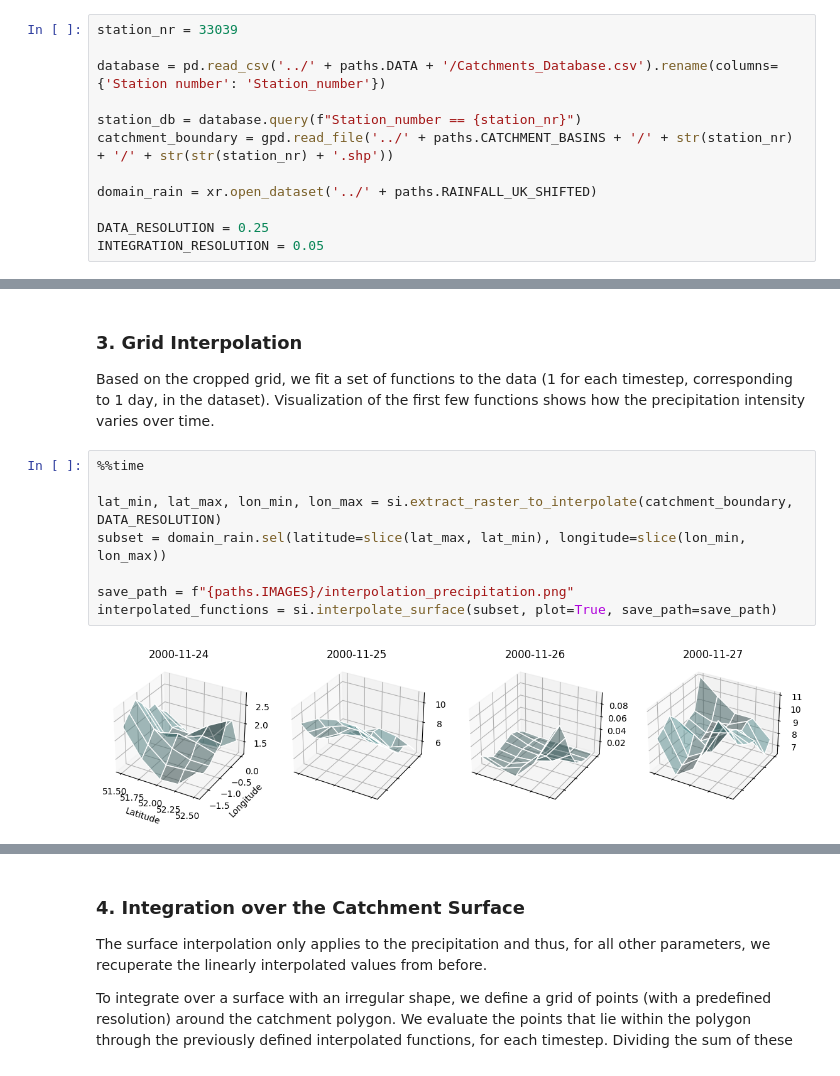
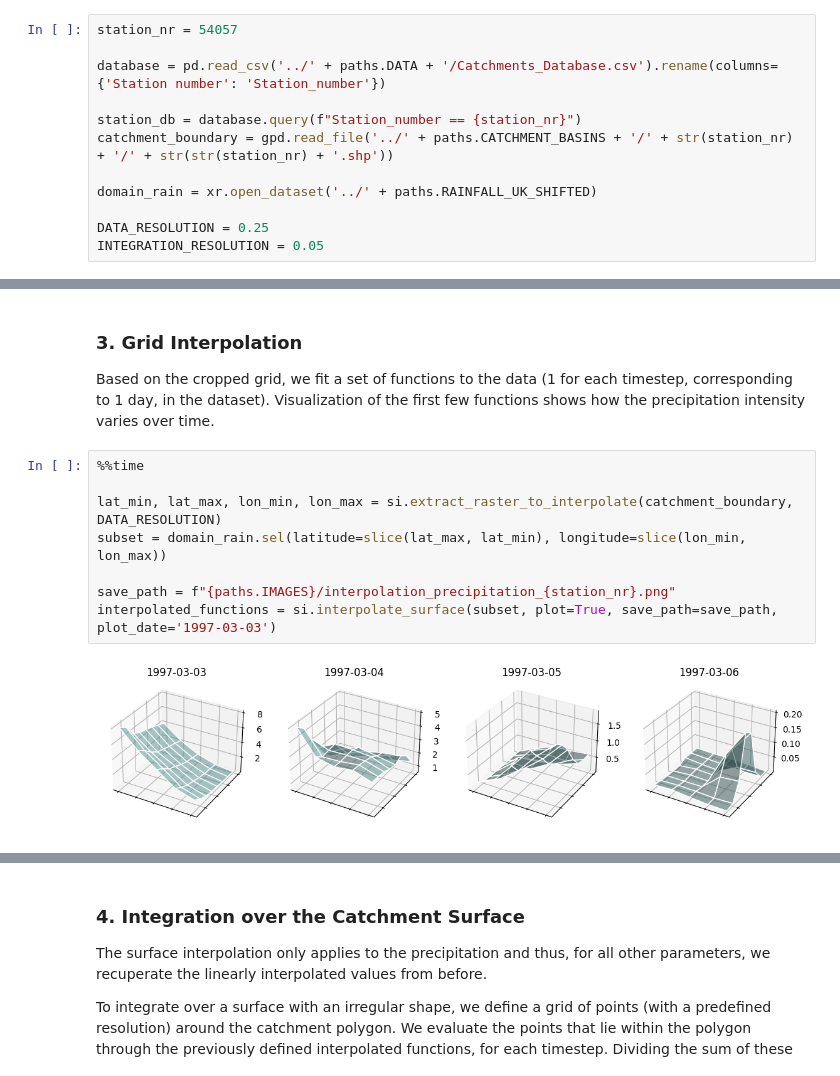
Before and after one commit to AlineGenvision/Lowlands-vs_highlands-streamflow, a Jupyter notebook: notebooks/Surface Interpolation.ipynb, the cells around one changed output, grey strips where cells are left out. Drawn from its saved outputs; the diff is of its cells as text.

```diff
--- a/notebooks/Surface Interpolation.ipynb
+++ b/notebooks/Surface Interpolation.ipynb
@@ -27,7 +27,7 @@ Additionally, we open the dataset containing the rainfall information over the U
 
 Lastly, we define the grid resolution at which the data will be interpolated (integrated).
 # %%
-station_nr = 33039
+station_nr = 54057
 
 database = pd.read_csv('../' + paths.DATA + '/Catchments_Database.csv').rename(columns={'Station number': 'Station_number'})
 
@@ -59,10 +59,10 @@ Based on the cropped grid, we fit a set of functions to the data (1 for each tim
 # %%
 %%time
 
 lat_min, lat_max, lon_min, lon_max = si.extract_raster_to_interpolate(catchment_boundary, DATA_RESOLUTION)
 subset = domain_rain.sel(latitude=slice(lat_max, lat_min), longitude=slice(lon_min, lon_max))
 
-save_path = f"{paths.IMAGES}/interpolation_precipitation.png"
-interpolated_functions = si.interpolate_surface(subset, plot=True, save_path=save_path)
+save_path = f"{paths.IMAGES}/interpolation_precipitation_{station_nr}.png"
+interpolated_functions = si.interpolate_surface(subset, plot=True, save_path=save_path, plot_date='1997-03-03')
 # %% [output]
-[figure, old version]
+[figure, new version]
```
Also changed, not shown: parts of 4 cells of this notebook, 24 other files.
